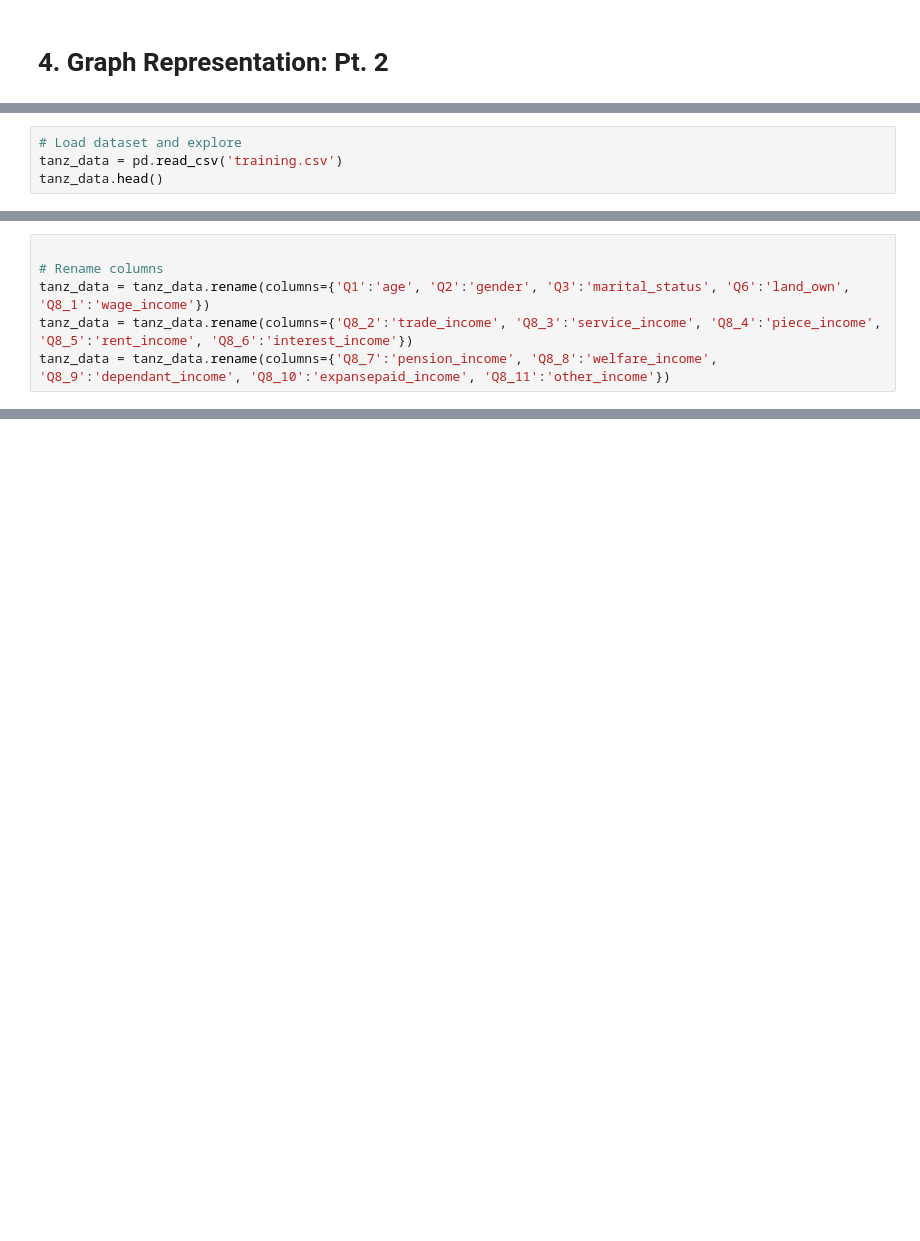
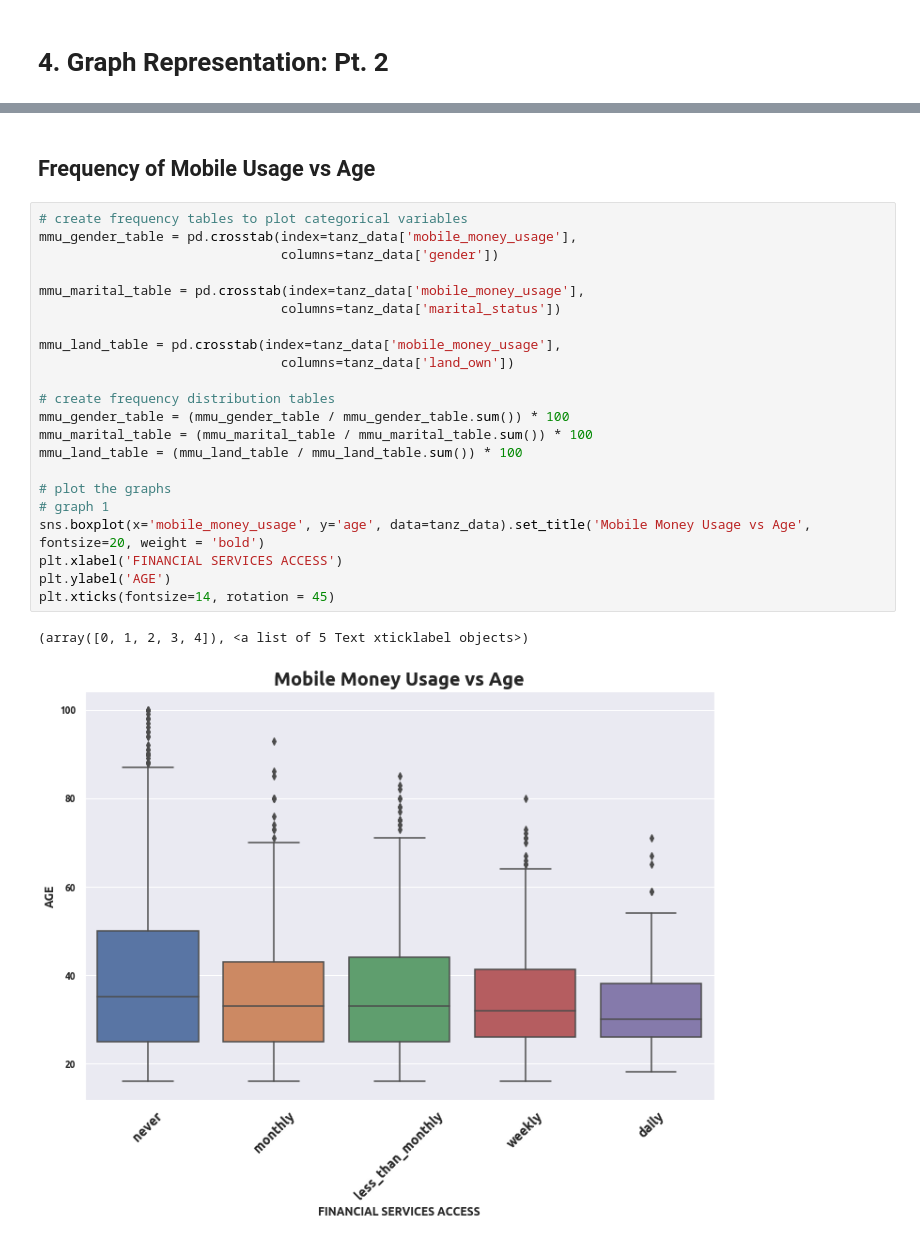
Before and after one commit to Shalom91/DATA-VIZ-Part2, a Jupyter notebook: Financial Services Use in Tanzania.ipynb, the cells around one changed output, grey strips where cells are left out. Drawn from its saved outputs; the diff is of its cells as text; blank space fills up the shorter version.

```diff
--- a/Financial Services Use in Tanzania.ipynb
+++ b/Financial Services Use in Tanzania.ipynb
@@ -537,4 +226,0 @@ import matplotlib.pyplot as plt
-# %%
-# Load dataset and explore
-tanz_data = pd.read_csv('training.csv')
-tanz_data.head()
@@ -549,6 +226,0 @@ tanz_data.head()
-# %%
-
-# Rename columns
-tanz_data = tanz_data.rename(columns={'Q1':'age', 'Q2':'gender', 'Q3':'marital_status', 'Q6':'land_own', 'Q8_1':'wage_income'})
-tanz_data = tanz_data.rename(columns={'Q8_2':'trade_income', 'Q8_3':'service_income', 'Q8_4':'piece_income', 'Q8_5':'rent_income', 'Q8_6':'interest_income'})
-tanz_data = tanz_data.rename(columns={'Q8_7':'pension_income', 'Q8_8':'welfare_income', 'Q8_9':'dependant_income', 'Q8_10':'expansepaid_income', 'Q8_11':'other_income'})
@@ -716,0 +237,27 @@ Geographic factors indicate that there is a semblance of parity between the dist
+# %% [markdown]
+## Frequency of Mobile Usage vs Age
+# %%
+# create frequency tables to plot categorical variables
+mmu_gender_table = pd.crosstab(index=tanz_data['mobile_money_usage'],
+                               columns=tanz_data['gender'])
+
+mmu_marital_table = pd.crosstab(index=tanz_data['mobile_money_usage'],
+                               columns=tanz_data['marital_status'])
+
+mmu_land_table = pd.crosstab(index=tanz_data['mobile_money_usage'],
+                               columns=tanz_data['land_own'])
+
+# create frequency distribution tables
+mmu_gender_table = (mmu_gender_table / mmu_gender_table.sum()) * 100
+mmu_marital_table = (mmu_marital_table / mmu_marital_table.sum()) * 100
+mmu_land_table = (mmu_land_table / mmu_land_table.sum()) * 100
+
+# plot the graphs
+# graph 1
+sns.boxplot(x='mobile_money_usage', y='age', data=tanz_data).set_title('Mobile Money Usage vs Age', fontsize=20, weight = 'bold')
+plt.xlabel('FINANCIAL SERVICES ACCESS')
+plt.ylabel('AGE')
+plt.xticks(fontsize=14, rotation = 45)
+# %% [output]
+(array([0, 1, 2, 3, 4]), <a list of 5 Text xticklabel objects>)
+[figure, added]
```
Also changed, not shown: parts of 125 cells of this notebook.
